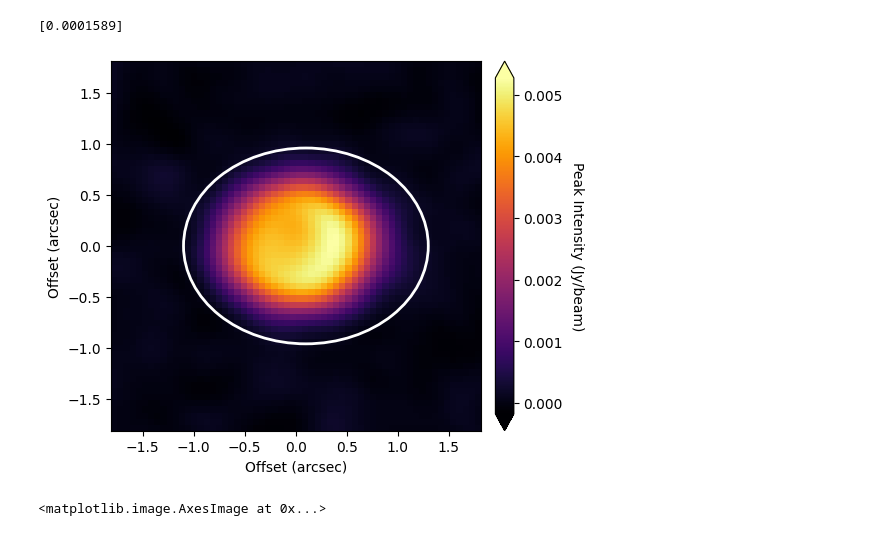
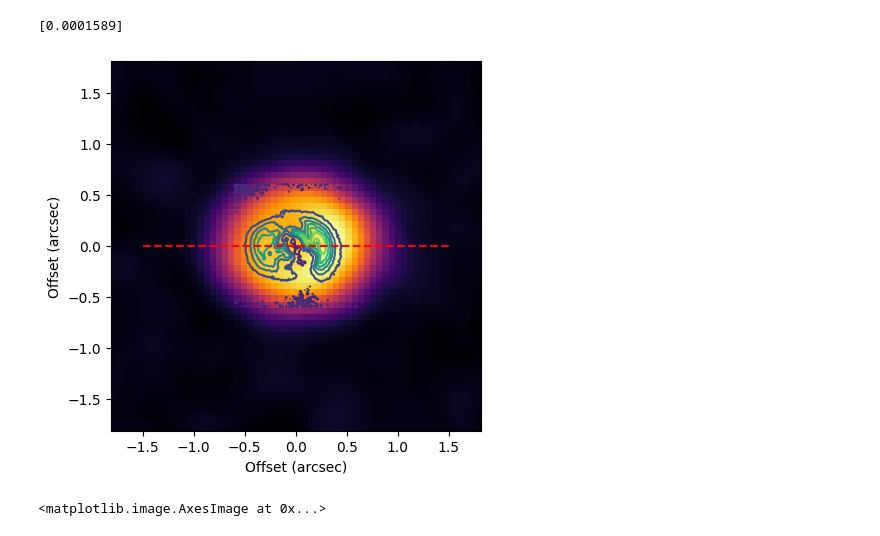
Before and after one commit to danmcl77/masters, a Jupyter notebook: Plotting.ipynb, the cells around one changed output. Drawn from its saved outputs; the diff is of its cells as text; code cells hidden in the pictures.

```diff
--- a/Plotting.ipynb
+++ b/Plotting.ipynb
@@ -16,3 +17,8 @@ continuum = fits.open('NewALMAData/AT_Pyx_SB_final_rob0.5_im.fits')[0].data[0][0
 continuum = Cutout2D(continuum,(len(continuum[1])/2-2,len(continuum[0])/2),(60,60))
 
 continuum.shape
+
+ATPyx = fits.open('fits/AT_Pyx_2024-01-17_Q_phi.fits')[0].data
+ATPyx = np.array(Cutout2D(ATPyx,
+                                (len(ATPyx[0])/2,len(ATPyx)/2),
+                                (100,100)).data)
@@ -21,34 +51,35 @@ continuum.shape
 # %%
 fig, ax = plt.subplots()
 
 positions = [(0.1, 0)]
 m=1.2
 ap = aperture.EllipticalAperture(positions, a=1*m,b=0.8*m)
 
 
 
-ap_patches = ap.plot(color='white', lw=2,label='Photometry aperture')
+#ap_patches = ap.plot(color='white', lw=2,label='Photometry aperture')
 
 Flux = aperture.ApertureStats(continuum.data, ap).sum
 
 
 
-
+ax.contour(ATPyx,cmap='viridis',extent=[-0.012251*50,0.012251*50,-0.012251*50,0.012251*50],
+          origin='lower')
 im = ax.imshow(continuum.data,
           cmap='inferno',
           extent=[0.0604*30,-0.0604*30,-0.0604*30,0.0604*30],origin='lower',zorder=-9)
-cb = plt.colorbar(im, pad=0.03, extend='both', format='%.3f')
-cb.set_label(r'Peak Intensity (Jy/beam)',
-                     rotation=270, labelpad=15)
-
+#cb = plt.colorbar(im, pad=0.03, extend='both', format='%.3f')
+#cb.set_label(r'Peak Intensity (Jy/beam)',
+#                     rotation=270, labelpad=15)
+ax.plot(np.linspace(-1.5,1.5,20),np.zeros(20),linestyle='dashed',color='red')
 ax.set_xlabel('Offset (arcsec)')
 ax.set_ylabel('Offset (arcsec)')
 ax.invert_xaxis()
-plt.savefig('ContinuumWithAperture.pdf',bbox_inches='tight')
+plt.savefig('ScatLightOverlayingContinuum.pdf',bbox_inches='tight')
 print(Flux)
 # %% [output]
 [0.0001589]
-[figure, old version]
+[figure, new version]
 # %%
 positions = [(28, 30)]
 m=14
```
Also changed, not shown: parts of 14 cells of this notebook, 7 other files.
